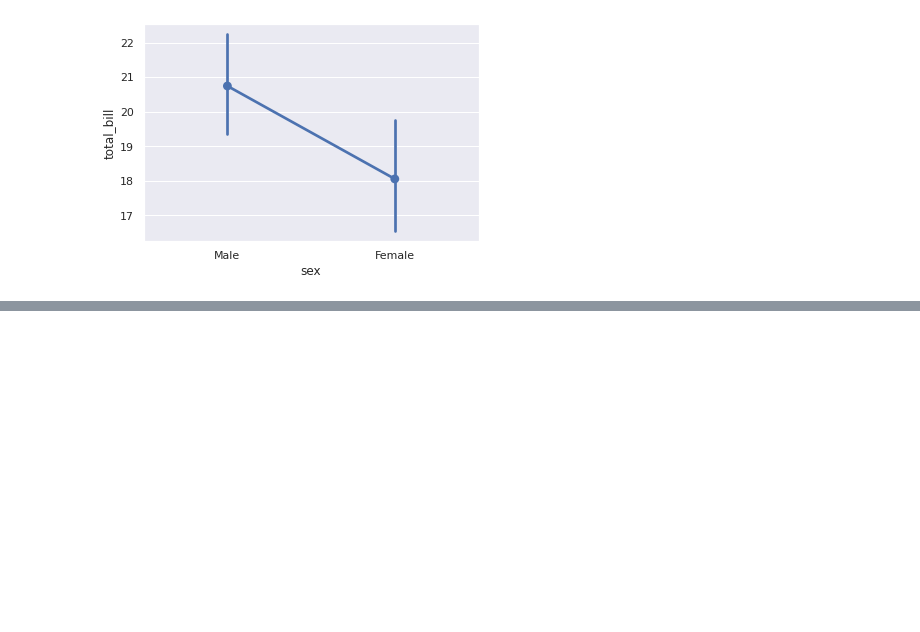
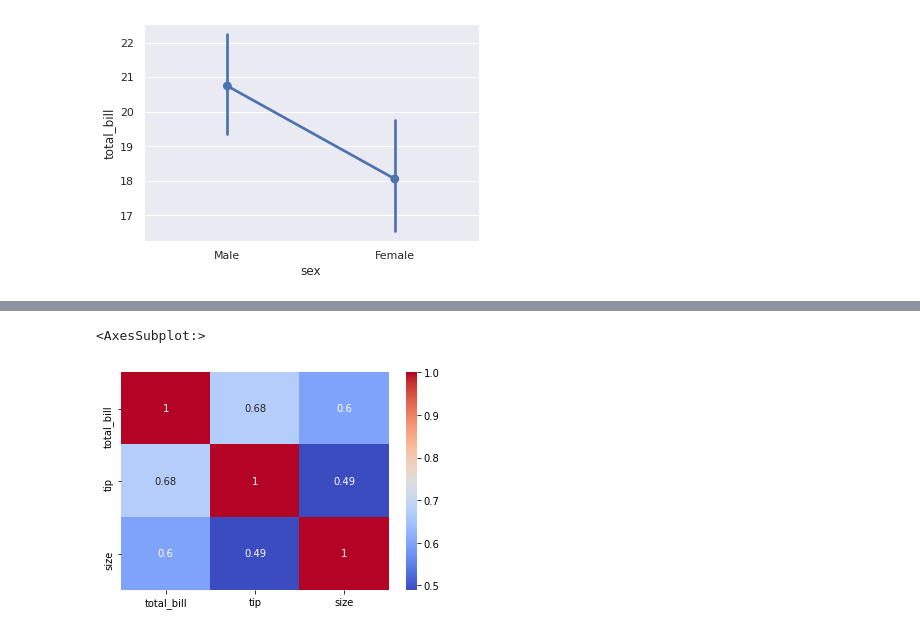
Before and after one commit to hersany/DataScience, a Jupyter notebook: Seaborn/Seaborn Class.ipynb, the cells around one changed output, grey strips where cells are left out. Cells and saved outputs as stored; diff of their text form; code cells hidden in the pictures; blank space fills up the shorter version.

```diff
--- a/Seaborn/Seaborn Class.ipynb
+++ b/Seaborn/Seaborn Class.ipynb
@@ -592,0 +631,5 @@ sns.pointplot('sex', 'total_bill', data= tips)
+# %%
+sns.heatmap(tips.corr(), annot = True, cmap = 'coolwarm')
+# %% [output]
+<AxesSubplot:>
+[figure, added]
```
Also changed, not shown: parts of 57 cells of this notebook, 1 other file.
